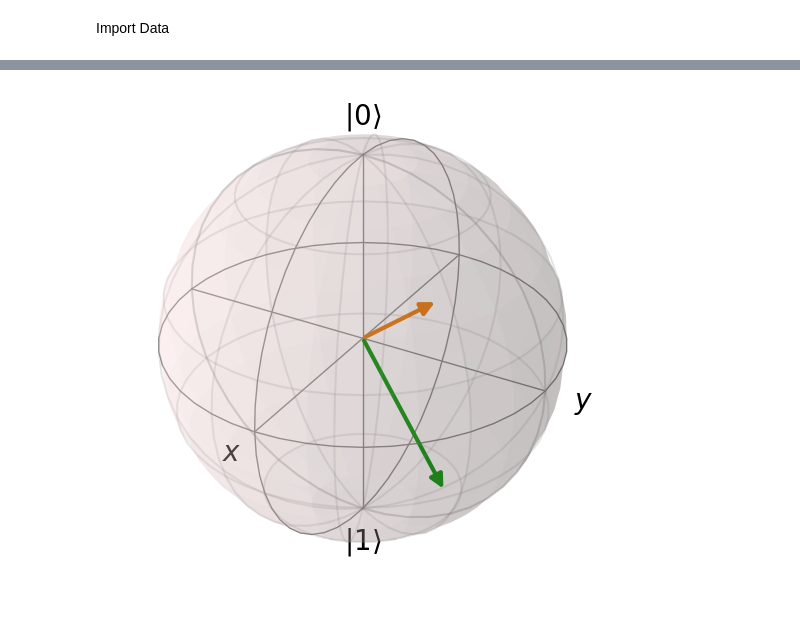
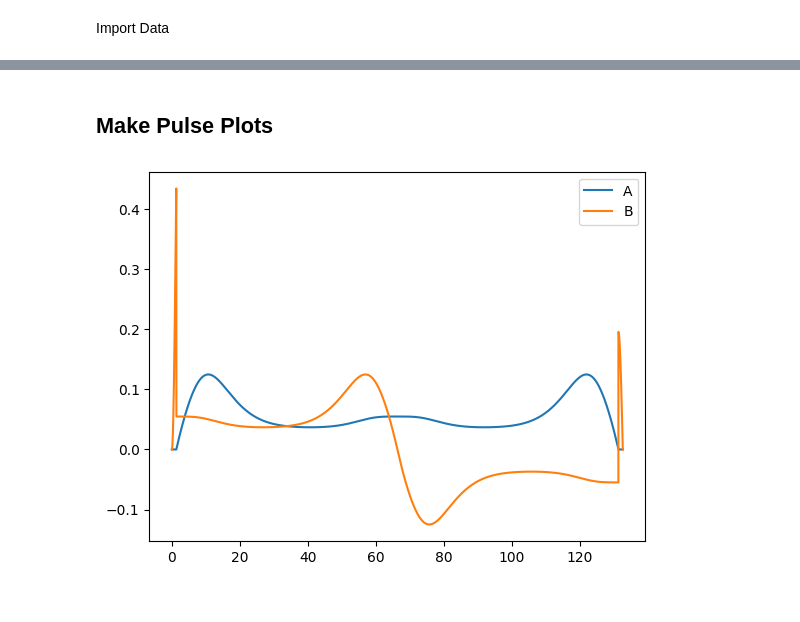
Before and after one commit to brisenodaniel/superconducting_circuit_sim, a Jupyter notebook: geometric_gate/Setiawan2022/notebooks/plotting.ipynb, the cells around one changed output, grey strips where cells are left out. Saved outputs shown, nothing was run; the diff lists cells and outputs as text; code cells hidden in the pictures.

Commit message:
gate implemented, tested

```diff
--- a/geometric_gate/Setiawan2022/notebooks/plotting.ipynb
+++ b/geometric_gate/Setiawan2022/notebooks/plotting.ipynb
@@ -50,24 +15,38 @@ plt.plot(tlist, CZ_delta_wmod_B)
-# %%
-#get initial and final states
-xeg = CZ_xeg.states[0].ptrace(0).extract_states([0,1])
-xeg_f = CZ_xeg.states[-1].ptrace(0).extract_states([0,1])
-
-#get sigma expect values
-z0 = (qt.sigmaz()*xeg).tr()
-x0 = (qt.sigmax()*xeg).tr()
-y0 = (qt.sigmax()*xeg).tr()
-
-zf = (qt.sigmaz()*xeg_f).tr()
-xf = (qt.sigmax()*xeg_f).tr()
-yf = (qt.sigmax()*xeg_f).tr()
-
-s0 = [x0, y0, z0]
-sf = [xf, yf, xf]
-
-b = qt.Bloch()
-b.add_vectors(s0)
-b.add_vectors(sf)
-b.render()
-b.show()
-# %% [output]
-[figure, removed]
+# %%
+project_root = '../'
+output_dir = os.path.join(project_root, 'output')
+pulse_dir = os.path.join(output_dir, 'pulses')
+gate_dir = os.path.join(output_dir, 'sim_results')
+
+with open(os.path.join(pulse_dir, 'cache_desc.yaml'), 'r') as yamlHandle:
+    pulse_cache_desc = yaml.safe_load(yamlHandle)
+cz_config = pulse_cache_desc['CZ']
+cz_pulse = np.load(f'{pulse_dir}/CZ.npy', allow_pickle=True)
+cz_delta_wmod = np.load(f'{pulse_dir}/CZ-_Pulse__delta_wmod.npy', allow_pickle=True)
+cz_delta_wmod_a = np.array([tstep['A'] for tstep in cz_delta_wmod])
+cz_delta_mmod_b = np.array([tstep['B'] for tstep in cz_delta_wmod])
+cz_g_ac = np.load(f'{pulse_dir}/CZ-_Pulse__g_ac.npy', allow_pickle=True)
+cz_omega_A = np.load(f'{pulse_dir}/CZ-_Pulse__omega_A.npy', allow_pickle=True)
+cz_omega_B = np.load(f'{pulse_dir}/CZ-_Pulse__omega_B.npy', allow_pickle=True)
+
+# append ramp to omega_A, omega_B
+t_ramp = cz_config['t_ramp']
+tg = cz_config['tg']
+dt = cz_config['dt']
+omega_0 = cz_config['omega_0']
+ramp_len = len(np.arange(0, t_ramp, dt))
+ramp_up = cz_pulse[:ramp_len]/omega_0
+ramp_down = cz_pulse[-ramp_len:]/omega_0
+a_ramp = np.repeat(0, ramp_len)
+cz_omega_A = np.concatenate((a_ramp, cz_omega_A, a_ramp))
+cz_omega_B = np.concatenate((ramp_up, cz_omega_B, ramp_down))
+# %% [markdown]
+## Make Pulse Plots
+# %%
+tlist_omegas = np.arange(0, tg + 2* t_ramp, dt)
+plt.plot(tlist_omegas, cz_omega_A, label='A')
+plt.plot(tlist_omegas, cz_omega_B, label='B')
+plt.legend()
+plt.show()
+# %% [output]
+[figure, added]
```
Also changed, not shown: parts of 5 cells of this notebook, 29 other files.
